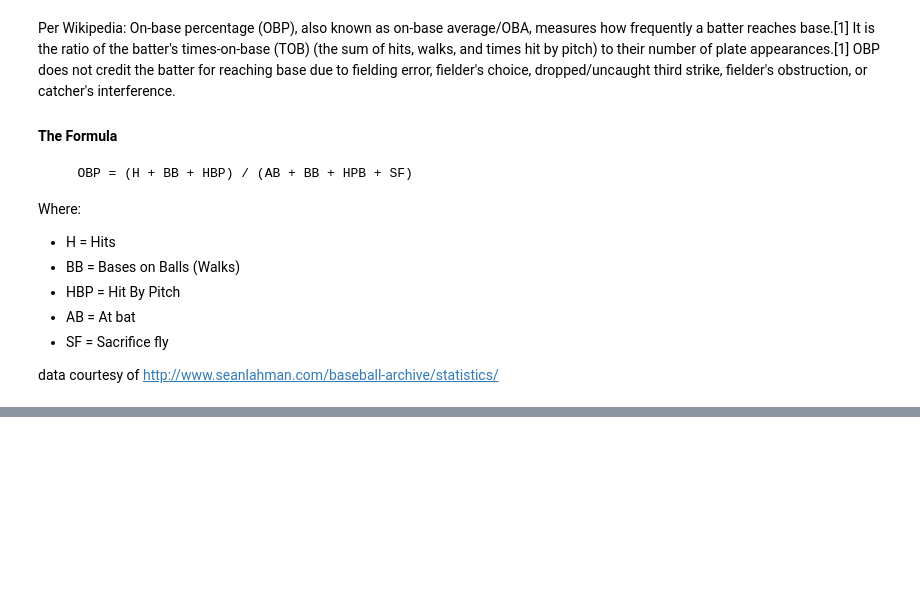
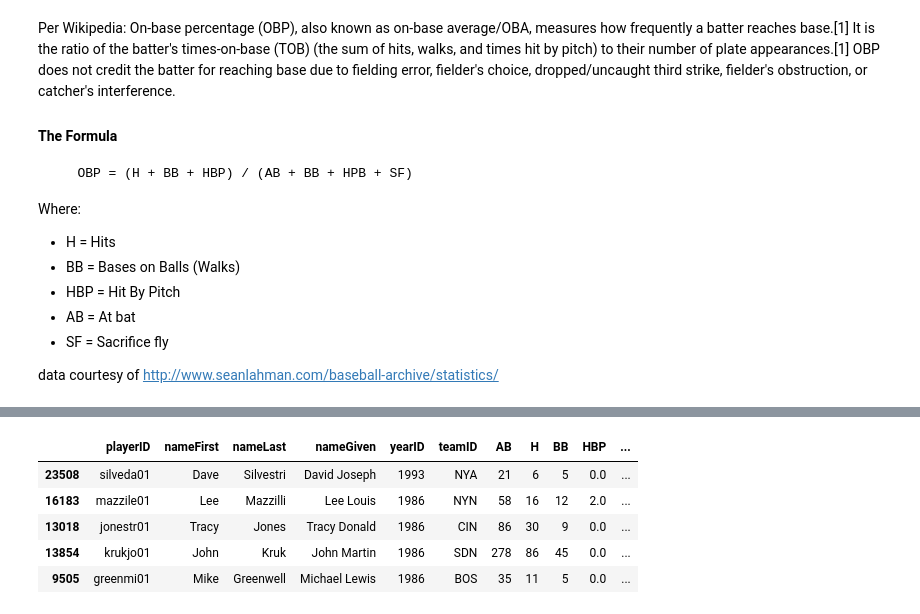
Before and after one commit to mpatterson73/moneyball, a Jupyter notebook: moneyball.ipynb, the cells around one changed output, grey strips where cells are left out. Cells and saved outputs as stored; diff of their text form; code cells hidden in the pictures; blank space fills up the shorter version.

```diff
--- a/moneyball.ipynb
+++ b/moneyball.ipynb
@@ -66,0 +216,6 @@ memory usage: 3.7+ MB
+# %%
+# add OBP column
+obp_df = stats_w_salaries.copy()
+# %%
+obp_df['OBP'] = obp_df.apply(lambda row: (row['H']+row['BB']+row['HBP']) / (row['AB']+row['BB']+row['HBP']+row['SF']), axis='columns')
+obp_df.sort_values(by=['OBP'], inplace=True, ascending=False)
@@ -66,0 +228,12 @@ memory usage: 3.7+ MB
+# %%
+obp_df['OBP_to_salary_ratio'] = obp_df.apply(lambda row: row['OBP'] / (row['salary'] / 10000), axis='columns')
+obp_df.sort_values(by=['OBP_to_salary_ratio'], inplace=True, ascending=False)
+# %%
+obp_df.head()
+# %% [output]
+|  | playerID | nameFirst | nameLast | nameGiven | yearID | teamID | AB | H | BB | HBP | ... |
+| 23508 | silveda01 | Dave | Silvestri | David Joseph | 1993 | NYA | 21 | 6 | 5 | 0.0 | ... |
+| 16183 | mazzile01 | Lee | Mazzilli | Lee Louis | 1986 | NYN | 58 | 16 | 12 | 2.0 | ... |
+| 13018 | jonestr01 | Tracy | Jones | Tracy Donald | 1986 | CIN | 86 | 30 | 9 | 0.0 | ... |
+| 13854 | krukjo01 | John | Kruk | John Martin | 1986 | SDN | 278 | 86 | 45 | 0.0 | ... |
+| 9505 | greenmi01 | Mike | Greenwell | Michael Lewis | 1986 | BOS | 35 | 11 | 5 | 0.0 | ... |
```
Also changed, not shown: parts of 22 cells of this notebook, 1 other file.
